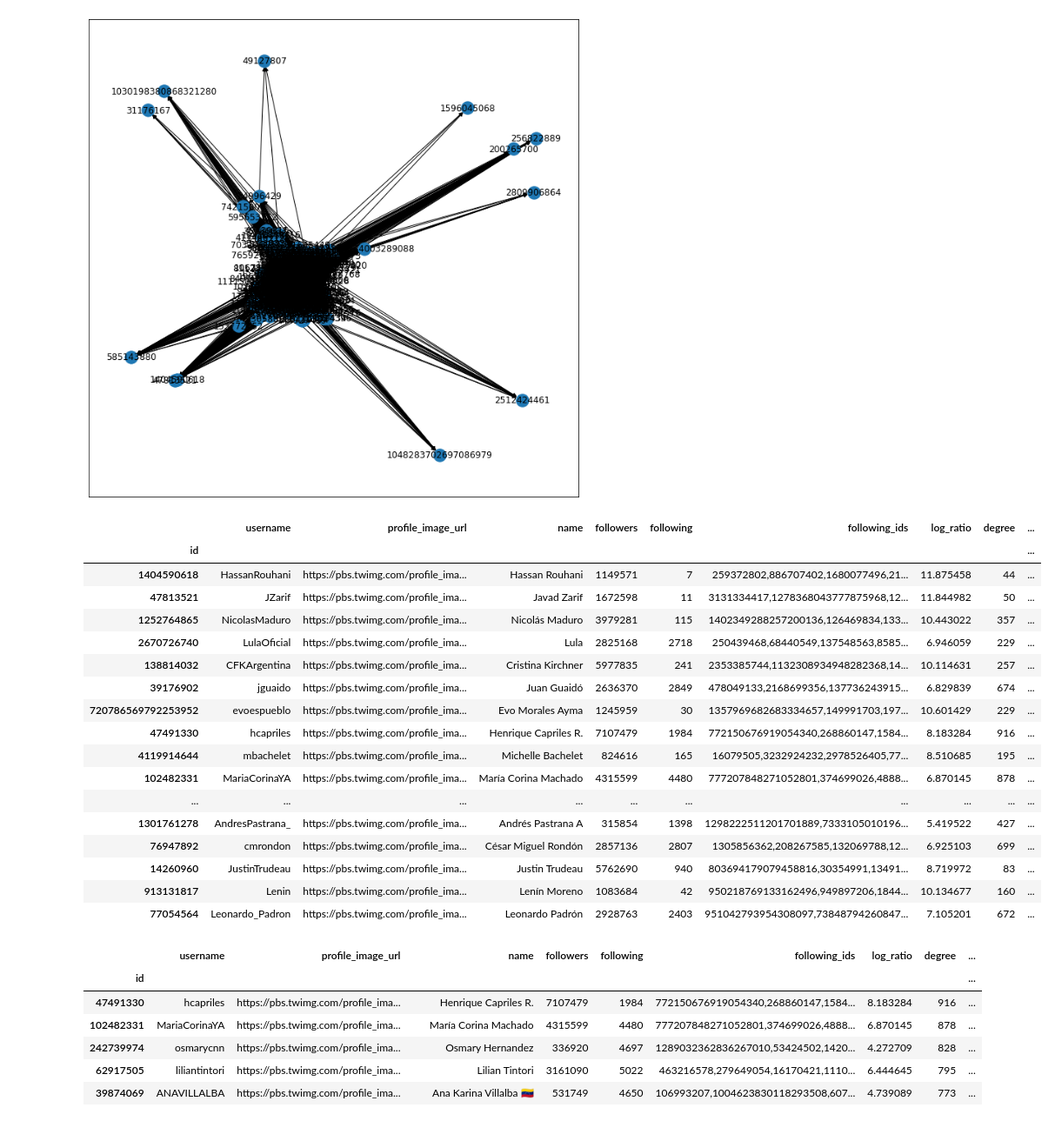
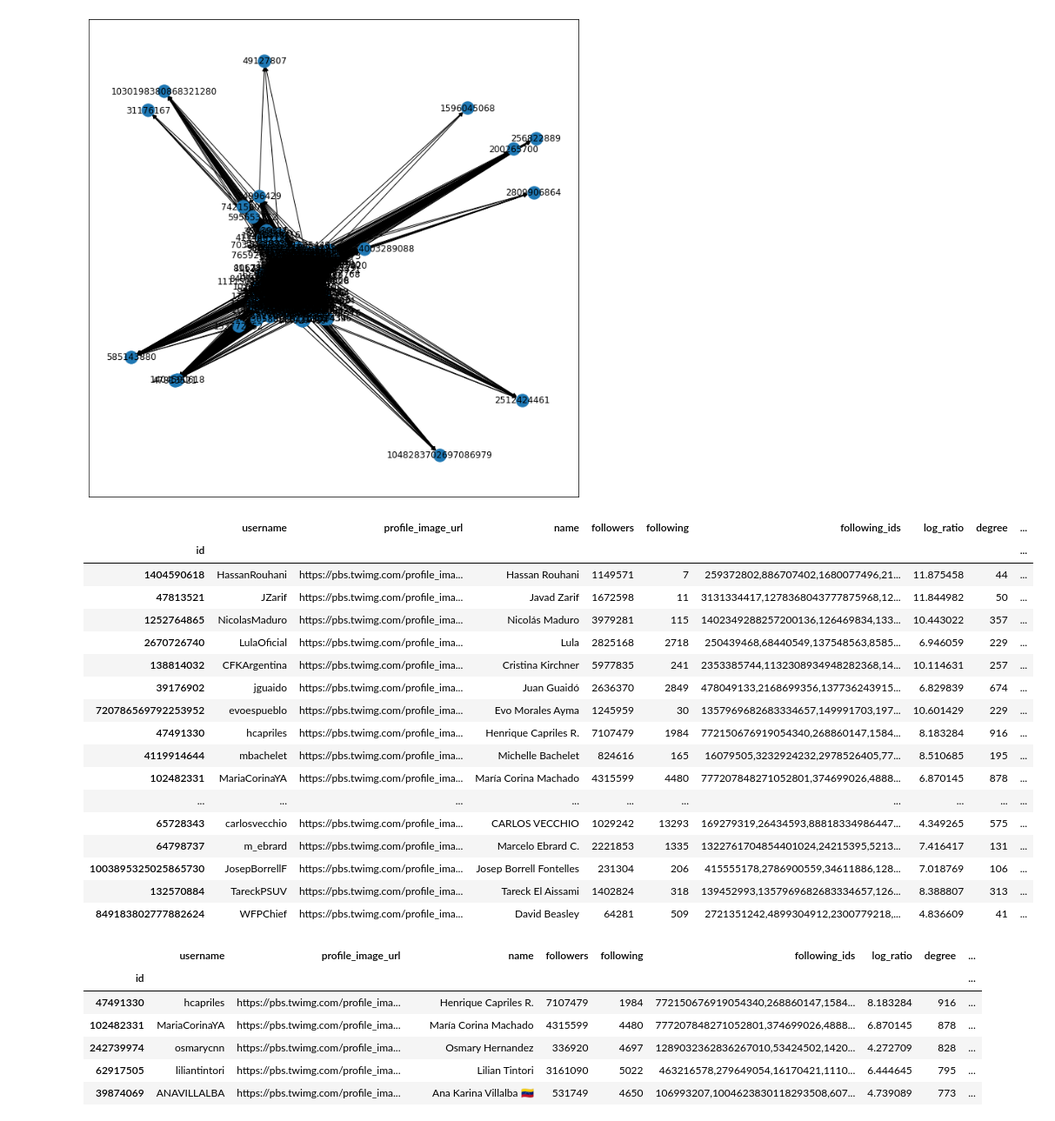
Before and after one commit to SaulOviedo/dialogo, a Jupyter notebook: analysis.ipynb, the cells around one changed output. Shown at 87% size. Cells and saved outputs as stored; diff of their text form; code cells hidden in the pictures.

```diff
--- a/analysis.ipynb
+++ b/analysis.ipynb
@@ -63,29 +63,27 @@ plt.show()
 # %%
 centrality_measures = pd.DataFrame({
     'degree': dict(nx.degree(dg, weight=None)),
     'pagerank': dict(nx.pagerank(dg, weight=None)),
     'betweenness_centrality': dict(nx.betweenness_centrality(dg, weight=None)),
     })
 
 df_wcentrality = df.join(centrality_measures)
-
-df_wcentrality.sort_values('pagerank', ascending=False).head(50)
 # %% [output]
 |  | username | profile_image_url | name | followers | following | following_ids | log_ratio | degree | ... |
 | id |  |  |  |  |  |  |  |  | ... |
 | 1404590618 | HassanRouhani | https://pbs.twimg.com/profile_ima... | Hassan Rouhani | 1149571 | 7 | 259372802,886707402,1680077496,21... | 11.875458 | 44 | ... |
 | 47813521 | JZarif | https://pbs.twimg.com/profile_ima... | Javad Zarif | 1672598 | 11 | 3131334417,1278368043777875968,12... | 11.844982 | 50 | ... |
 | 1252764865 | NicolasMaduro | https://pbs.twimg.com/profile_ima... | Nicolás Maduro | 3979281 | 115 | 1402349288257200136,126469834,133... | 10.443022 | 357 | ... |
 | 2670726740 | LulaOficial | https://pbs.twimg.com/profile_ima... | Lula | 2825168 | 2718 | 250439468,68440549,137548563,8585... | 6.946059 | 229 | ... |
 | 138814032 | CFKArgentina | https://pbs.twimg.com/profile_ima... | Cristina Kirchner | 5977835 | 241 | 2353385744,1132308934948282368,14... | 10.114631 | 257 | ... |
 | 39176902 | jguaido | https://pbs.twimg.com/profile_ima... | Juan Guaidó | 2636370 | 2849 | 478049133,2168699356,137736243915... | 6.829839 | 674 | ... |
 | 720786569792253952 | evoespueblo | https://pbs.twimg.com/profile_ima... | Evo Morales Ayma | 1245959 | 30 | 1357969682683334657,149991703,197... | 10.601429 | 229 | ... |
 | 47491330 | hcapriles | https://pbs.twimg.com/profile_ima... | Henrique Capriles R. | 7107479 | 1984 | 772150676919054340,268860147,1584... | 8.183284 | 916 | ... |
 | 4119914644 | mbachelet | https://pbs.twimg.com/profile_ima... | Michelle Bachelet | 824616 | 165 | 16079505,3232924232,2978526405,77... | 8.510685 | 195 | ... |
 | 102482331 | MariaCorinaYA | https://pbs.twimg.com/profile_ima... | María Corina Machado | 4315599 | 4480 | 777207848271052801,374699026,4888... | 6.870145 | 878 | ... |
 | ... | ... | ... | ... | ... | ... | ... | ... | ... | ... |
-| 1301761278 | AndresPastrana_ | https://pbs.twimg.com/profile_ima... | Andrés Pastrana A | 315854 | 1398 | 1298222511201701889,7333105010196... | 5.419522 | 427 | ... |
-| 76947892 | cmrondon | https://pbs.twimg.com/profile_ima... | César Miguel Rondón | 2857136 | 2807 | 1305856362,208267585,132069788,12... | 6.925103 | 699 | ... |
-| 14260960 | JustinTrudeau | https://pbs.twimg.com/profile_ima... | Justin Trudeau | 5762690 | 940 | 803694179079458816,30354991,13491... | 8.719972 | 83 | ... |
-| 913131817 | Lenin | https://pbs.twimg.com/profile_ima... | Lenín Moreno | 1083684 | 42 | 950218769133162496,949897206,1844... | 10.134677 | 160 | ... |
-| 77054564 | Leonardo_Padron | https://pbs.twimg.com/profile_ima... | Leonardo Padrón | 2928763 | 2403 | 951042793954308097,73848794260847... | 7.105201 | 672 | ... |
+| 65728343 | carlosvecchio | https://pbs.twimg.com/profile_ima... | CARLOS VECCHIO | 1029242 | 13293 | 169279319,26434593,88818334986447... | 4.349265 | 575 | ... |
+| 64798737 | m_ebrard | https://pbs.twimg.com/profile_ima... | Marcelo Ebrard C. | 2221853 | 1335 | 1322761704854401024,24215395,5213... | 7.416417 | 131 | ... |
+| 1003895325025865730 | JosepBorrellF | https://pbs.twimg.com/profile_ima... | Josep Borrell Fontelles | 231304 | 206 | 415555178,2786900559,34611886,128... | 7.018769 | 106 | ... |
+| 132570884 | TareckPSUV | https://pbs.twimg.com/profile_ima... | Tareck El Aissami | 1402824 | 318 | 139452993,1357969682683334657,126... | 8.388807 | 313 | ... |
+| 849183802777882624 | WFPChief | https://pbs.twimg.com/profile_ima... | David Beasley | 64281 | 509 | 2721351242,4899304912,2300779218,... | 4.836609 | 41 | ... |
```
Also changed, not shown: parts of 4 cells of this notebook.
